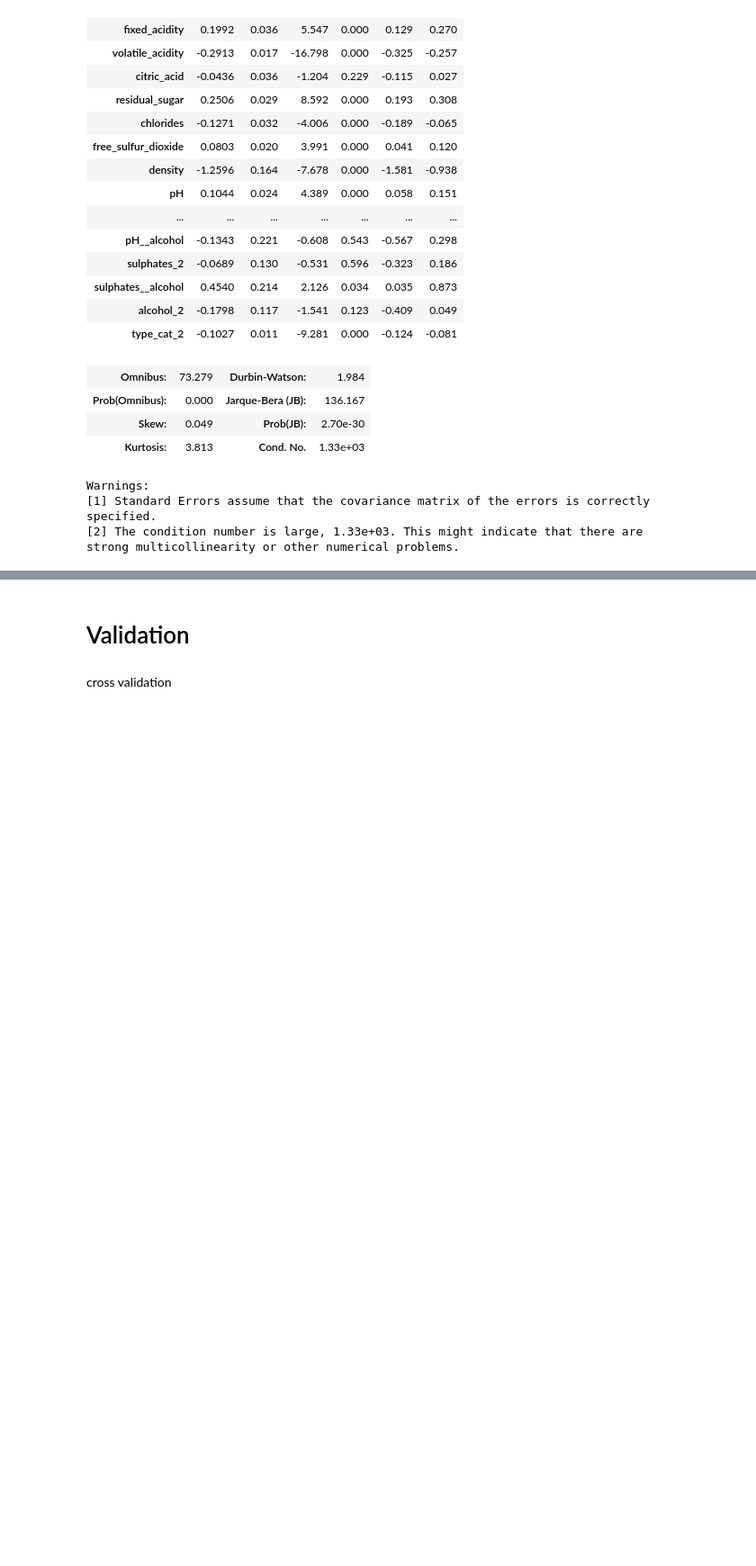
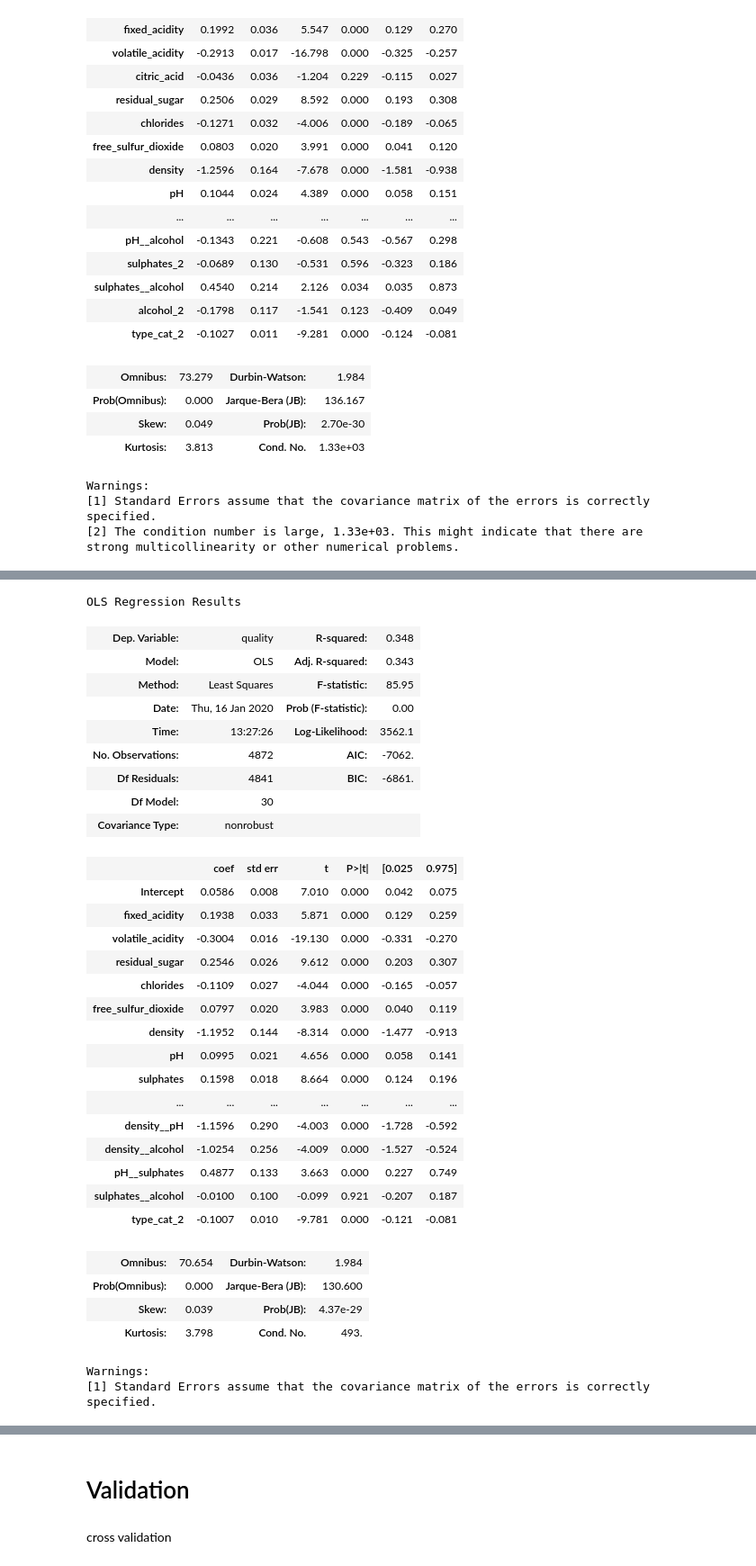
Before and after one commit to RobbieZifchak/Wino, a Jupyter notebook: Wine_Project/Wine_Project.ipynb, the cells around one changed output, grey strips where cells are left out. Shown at 90% size. Drawn from its saved outputs; the diff is of its cells as text; code cells hidden in the pictures; blank space fills up the shorter version.

```diff
--- a/Wine_Project/Wine_Project.ipynb
+++ b/Wine_Project/Wine_Project.ipynb
@@ -543,0 +542,13 @@ then Lasso or Ridge to fix overfit
+# %%
+summary = model.summary()
+p_table = summary.tables[1]
+p_table = pd.DataFrame(p_table.data)
+p_table.columns = p_table.iloc[0]
+p_table = p_table.drop(0)
+p_table = p_table.set_index(p_table.columns[0])
+p_table['P>|t|'] = p_table['P>|t|'].astype(float)
+x_cols = list(p_table[p_table['P>|t|'] < 0.05].index)
+x_cols.remove('Intercept')
+print(len(p_table), len(x_cols))
+print(x_cols[:5])
+p_table.head()
@@ -543,0 +565,38 @@ then Lasso or Ridge to fix overfit
+# %%
+predictors = '+'.join(x_cols)
+formula = outcome + "~" + predictors
+model = ols(formula=formula, data=train).fit()
+model.summary()
+# %% [output]
+OLS Regression Results
+| Dep. Variable: | quality | R-squared: | 0.348 |
+| Model: | OLS | Adj. R-squared: | 0.343 |
+| Method: | Least Squares | F-statistic: | 85.95 |
+| Date: | Thu, 16 Jan 2020 | Prob (F-statistic): | 0.00 |
+| Time: | 13:27:26 | Log-Likelihood: | 3562.1 |
+| No. Observations: | 4872 | AIC: | -7062. |
+| Df Residuals: | 4841 | BIC: | -6861. |
+| Df Model: | 30 |  |  |
+| Covariance Type: | nonrobust |  |  |
+|  | coef | std err | t | P>|t| | [0.025 | 0.975] |
+| Intercept | 0.0586 | 0.008 | 7.010 | 0.000 | 0.042 | 0.075 |
+| fixed_acidity | 0.1938 | 0.033 | 5.871 | 0.000 | 0.129 | 0.259 |
+| volatile_acidity | -0.3004 | 0.016 | -19.130 | 0.000 | -0.331 | -0.270 |
+| residual_sugar | 0.2546 | 0.026 | 9.612 | 0.000 | 0.203 | 0.307 |
+| chlorides | -0.1109 | 0.027 | -4.044 | 0.000 | -0.165 | -0.057 |
+| free_sulfur_dioxide | 0.0797 | 0.020 | 3.983 | 0.000 | 0.040 | 0.119 |
+| density | -1.1952 | 0.144 | -8.314 | 0.000 | -1.477 | -0.913 |
+| pH | 0.0995 | 0.021 | 4.656 | 0.000 | 0.058 | 0.141 |
+| sulphates | 0.1598 | 0.018 | 8.664 | 0.000 | 0.124 | 0.196 |
+| ... | ... | ... | ... | ... | ... | ... |
+| density__pH | -1.1596 | 0.290 | -4.003 | 0.000 | -1.728 | -0.592 |
+| density__alcohol | -1.0254 | 0.256 | -4.009 | 0.000 | -1.527 | -0.524 |
+| pH__sulphates | 0.4877 | 0.133 | 3.663 | 0.000 | 0.227 | 0.749 |
+| sulphates__alcohol | -0.0100 | 0.100 | -0.099 | 0.921 | -0.207 | 0.187 |
+| type_cat_2 | -0.1007 | 0.010 | -9.781 | 0.000 | -0.121 | -0.081 |
+| Omnibus: | 70.654 | Durbin-Watson: | 1.984 |
+| Prob(Omnibus): | 0.000 | Jarque-Bera (JB): | 130.600 |
+| Skew: | 0.039 | Prob(JB): | 4.37e-29 |
+| Kurtosis: | 3.798 | Cond. No. | 493. |
+Warnings:
+[1] Standard Errors assume that the covariance matrix of the errors is correctly specified.
```
Also changed, not shown: parts of 23 cells of this notebook.
